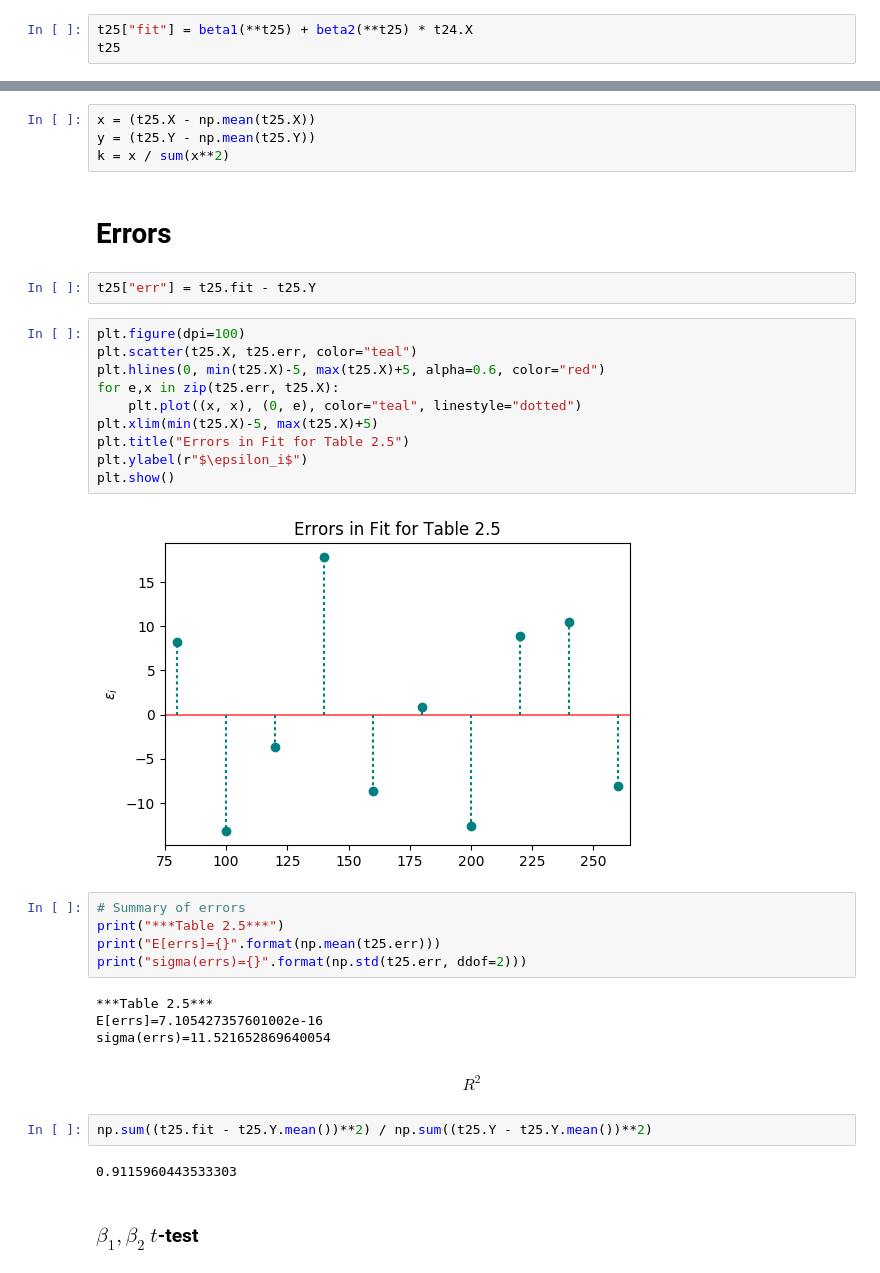
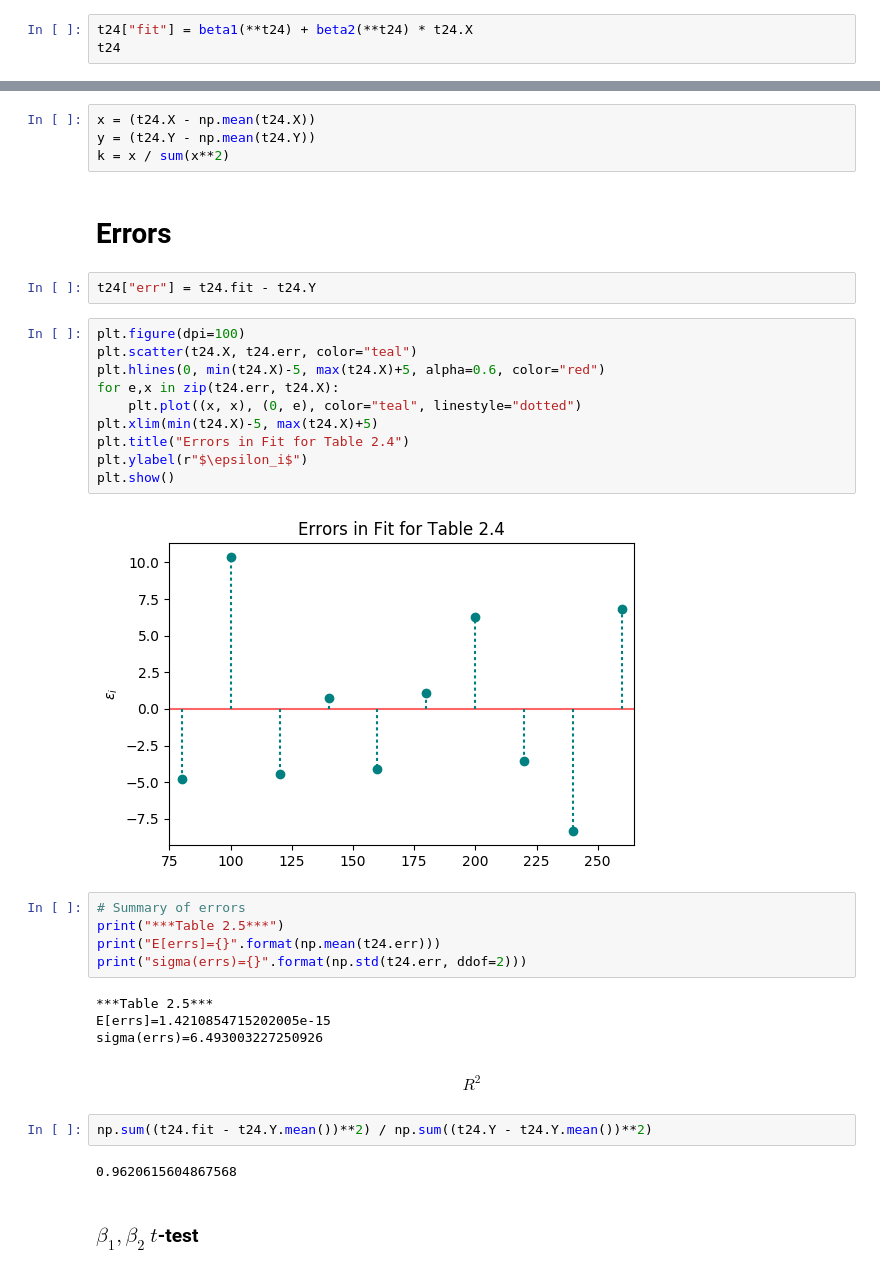
Before and after one commit to gerdm/UMA, a Jupyter notebook: econometrics/Regression Analysis.ipynb, the cells around one changed output, grey strips where cells are left out. Cells and saved outputs as stored; diff of their text form.

```diff
--- a/econometrics/Regression Analysis.ipynb
+++ b/econometrics/Regression Analysis.ipynb
@@ -63,5 +63,5 @@ $$
 # %%
-t25["fit"] = beta1(**t25) + beta2(**t25) * t24.X
-t25
+t24["fit"] = beta1(**t24) + beta2(**t24) * t24.X
+t24
 # %% [output]
 |  | X | Y | fit |
@@ -116,40 +116,40 @@ $$
     k_i := \frac{x_i}{\sum_j x_j^2}
 $$
 # %%
-x = (t25.X - np.mean(t25.X))
-y = (t25.Y - np.mean(t25.Y))
+x = (t24.X - np.mean(t24.X))
+y = (t24.Y - np.mean(t24.Y))
 k = x / sum(x**2)
 # %% [markdown]
 # Errors
 # %%
-t25["err"] = t25.fit - t25.Y
+t24["err"] = t24.fit - t24.Y
 # %%
 plt.figure(dpi=100)
-plt.scatter(t25.X, t25.err, color="teal")
-plt.hlines(0, min(t25.X)-5, max(t25.X)+5, alpha=0.6, color="red")
-for e,x in zip(t25.err, t25.X):
+plt.scatter(t24.X, t24.err, color="teal")
+plt.hlines(0, min(t24.X)-5, max(t24.X)+5, alpha=0.6, color="red")
+for e,x in zip(t24.err, t24.X):
     plt.plot((x, x), (0, e), color="teal", linestyle="dotted")
-plt.xlim(min(t25.X)-5, max(t25.X)+5)
-plt.title("Errors in Fit for Table 2.5")
+plt.xlim(min(t24.X)-5, max(t24.X)+5)
+plt.title("Errors in Fit for Table 2.4")
 plt.ylabel(r"$\epsilon_i$")
 plt.show()
 # %% [output]
-[figure, old version]
+[figure, new version]
 # %%
 # Summary of errors
 print("***Table 2.5***")
-print("E[errs]={}".format(np.mean(t25.err)))
-print("sigma(errs)={}".format(np.std(t25.err, ddof=2)))
+print("E[errs]={}".format(np.mean(t24.err)))
+print("sigma(errs)={}".format(np.std(t24.err, ddof=2)))
 # %% [output]
 ***Table 2.5***
-E[errs]=7.105427357601002e-16
-sigma(errs)=11.521652869640054
+E[errs]=1.4210854715202005e-15
+sigma(errs)=6.493003227250926
 # %% [markdown]
 $$R^2$$
 # %%
-np.sum((t25.fit - t25.Y.mean())**2) / np.sum((t25.Y - t25.Y.mean())**2)
+np.sum((t24.fit - t24.Y.mean())**2) / np.sum((t24.Y - t24.Y.mean())**2)
 # %% [output]
-0.9115960443533303
+0.9620615604867568
 # %% [markdown]
 ### $\beta_1, \beta_2$ $t$-test
 # %%
```
Also changed, not shown: parts of 9 cells of this notebook, 4 other files.
